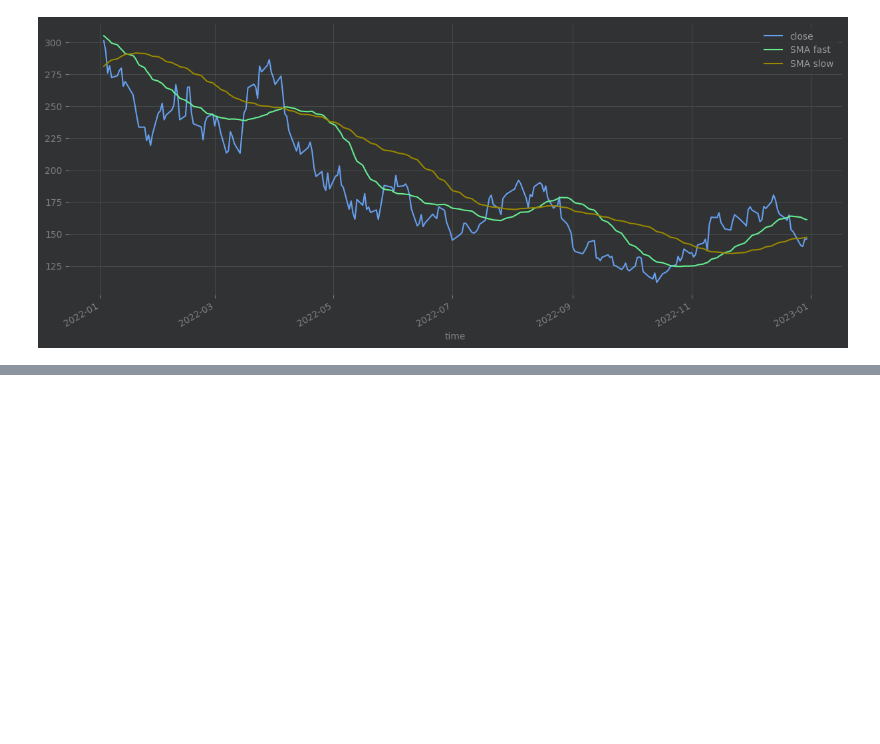
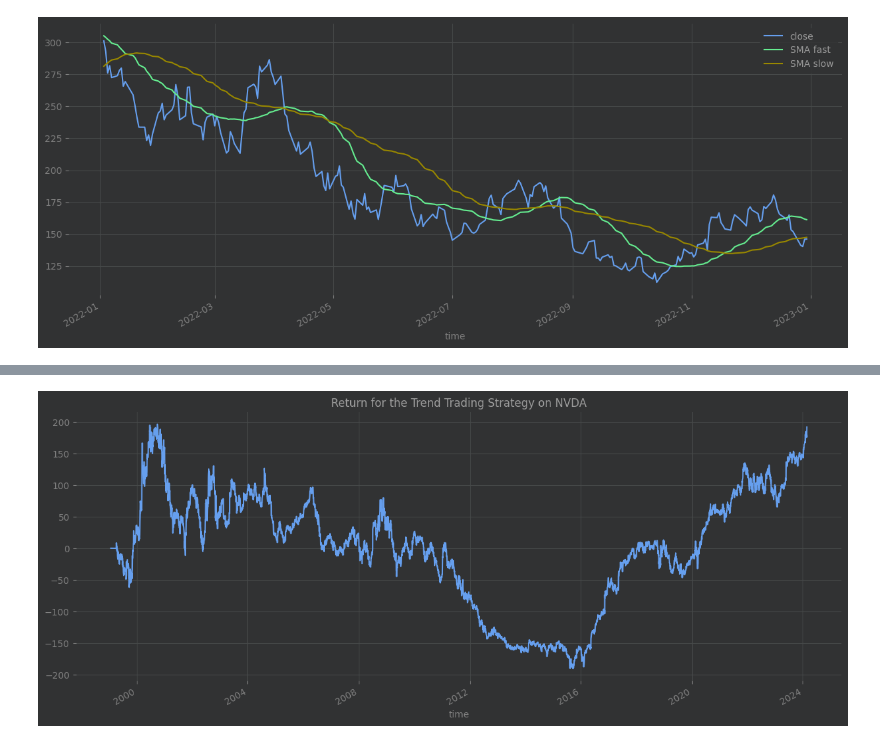
Before and after one commit to ranjan2829/Quant, a Jupyter notebook: $NVDA_Algorithm_Trading.ipynb, the cells around one changed output, grey strips where cells are left out. Saved outputs shown, nothing was run; the diff lists cells and outputs as text; code cells hidden in the pictures; blank space fills up the shorter version.

```diff
--- a/$NVDA_Algorithm_Trading.ipynb
+++ b/$NVDA_Algorithm_Trading.ipynb
@@ -78,0 +105,23 @@ df[["close", "SMA fast", "SMA slow"]].loc["2022"].plot(figsize=(15, 6))
+# %%
+
+
+# Define cost_ind
+cost_ind = 0.001
+
+# Compute the position based on the signal
+df["position"] = df["signal"].fillna(method="ffill")
+
+# Compute the cost based on the signal
+df["cost"] = (np.abs(df["signal"]) * cost_ind).fillna(value=0)
+
+# Compute the percentage of variation of the asset
+df["pct"] = df["close"].pct_change(1)
+
+# Compute the return of the strategy
+df["return"] = (df["pct"] * df["position"].shift(1) - df["cost"]) * 100
+
+# Plot the cumulative return
+df["return"].cumsum().plot(figsize=(15, 6), title="Return for the Trend Trading Strategy on NVDA")
+plt.show()
+# %% [output]
+[figure, added]
```
Also changed, not shown: parts of 2 cells of this notebook.
